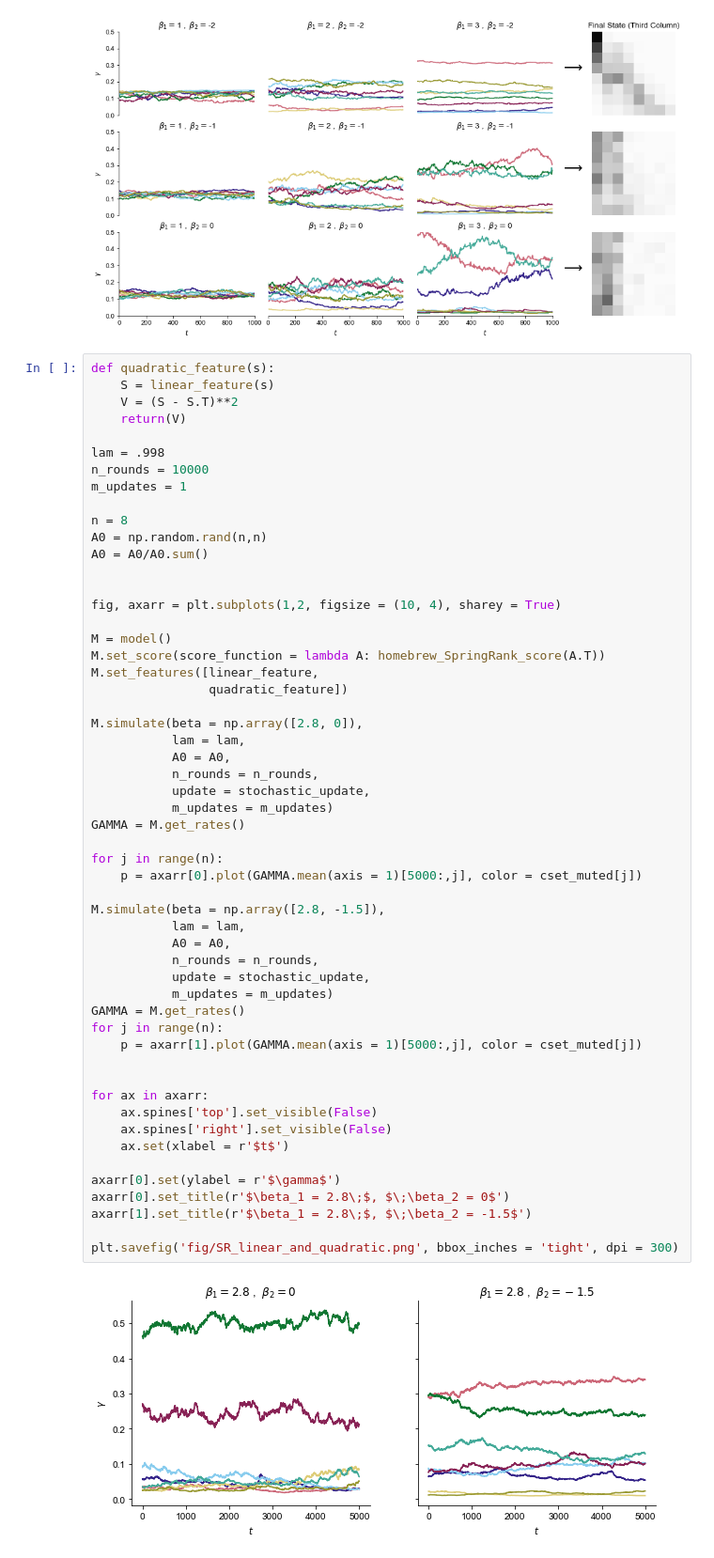
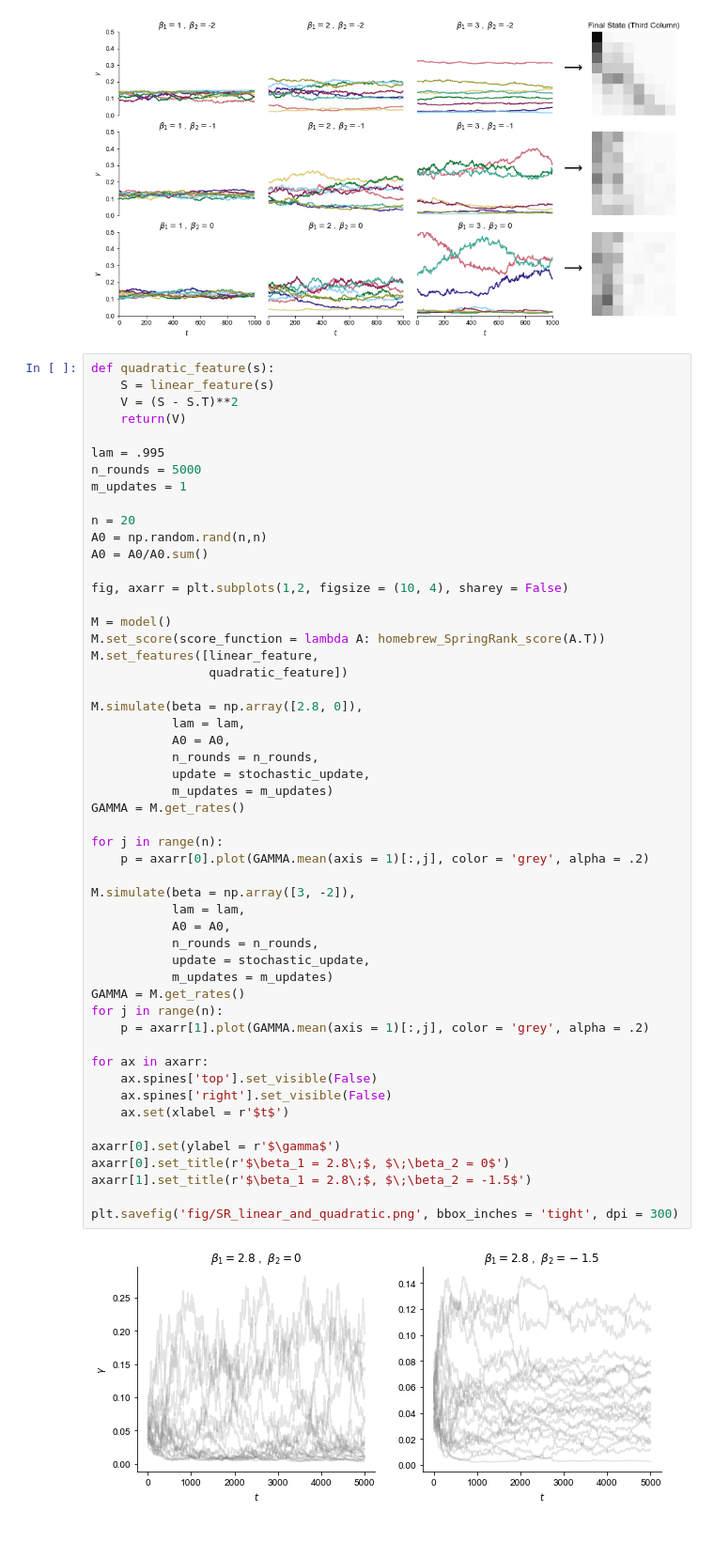
Before and after one commit to PhilChodrow/prestige_reinforcement, a Jupyter notebook: dynamics.ipynb, the cells around one changed output. Shown at 94% size. Drawn from its saved outputs; the diff is of its cells as text.

```diff
--- a/dynamics.ipynb
+++ b/dynamics.ipynb
@@ -125,16 +125,15 @@ def quadratic_feature(s):
     V = (S - S.T)**2
     return(V)
 
-lam = .998
-n_rounds = 10000
+lam = .995
+n_rounds = 5000
 m_updates = 1
 
-n = 8
+n = 20
 A0 = np.random.rand(n,n)
 A0 = A0/A0.sum()
 
-
-fig, axarr = plt.subplots(1,2, figsize = (10, 4), sharey = True)
+fig, axarr = plt.subplots(1,2, figsize = (10, 4), sharey = False)
 
 M = model()
 M.set_score(score_function = lambda A: homebrew_SpringRank_score(A.T))
@@ -143,35 +142,34 @@ M.set_features([linear_feature,
 
 M.simulate(beta = np.array([2.8, 0]),
            lam = lam,
            A0 = A0,
            n_rounds = n_rounds,
            update = stochastic_update,
            m_updates = m_updates)
 GAMMA = M.get_rates()
 
 for j in range(n):
-    p = axarr[0].plot(GAMMA.mean(axis = 1)[5000:,j], color = cset_muted[j])
+    p = axarr[0].plot(GAMMA.mean(axis = 1)[:,j], color = 'grey', alpha = .2)
 
-M.simulate(beta = np.array([2.8, -1.5]),
+M.simulate(beta = np.array([3, -2]),
            lam = lam,
            A0 = A0,
            n_rounds = n_rounds,
            update = stochastic_update,
            m_updates = m_updates)
 GAMMA = M.get_rates()
 for j in range(n):
-    p = axarr[1].plot(GAMMA.mean(axis = 1)[5000:,j], color = cset_muted[j])
-
+    p = axarr[1].plot(GAMMA.mean(axis = 1)[:,j], color = 'grey', alpha = .2)
 
 for ax in axarr:
     ax.spines['top'].set_visible(False)
     ax.spines['right'].set_visible(False)
     ax.set(xlabel = r'$t$')
 
 axarr[0].set(ylabel = r'$\gamma$')
 axarr[0].set_title(r'$\beta_1 = 2.8\;$, $\;\beta_2 = 0$')
 axarr[1].set_title(r'$\beta_1 = 2.8\;$, $\;\beta_2 = -1.5$')
 
 plt.savefig('fig/SR_linear_and_quadratic.png', bbox_inches = 'tight', dpi = 300)
 # %% [output]
-[figure, old version]
+[figure, new version]
```
